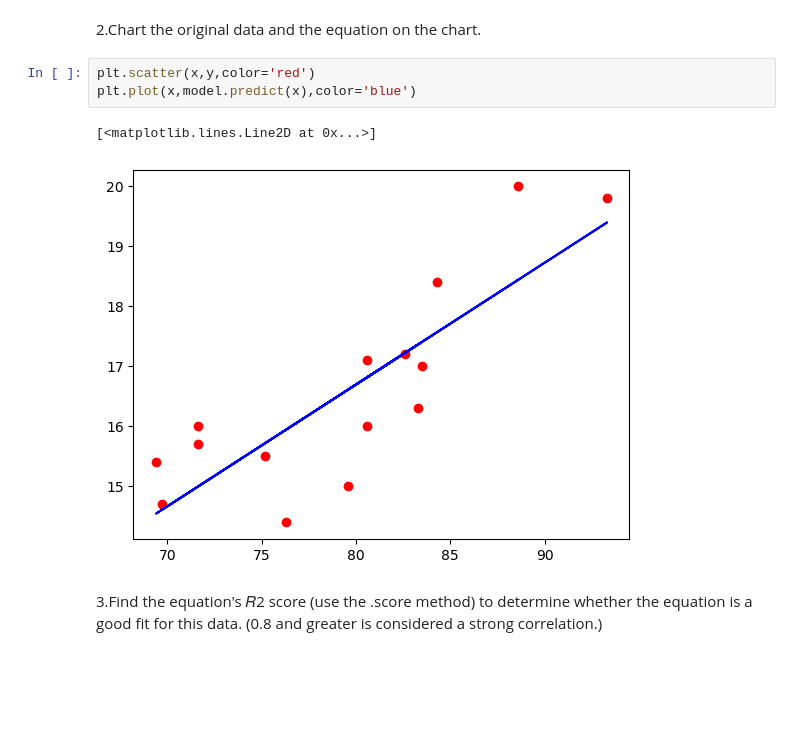
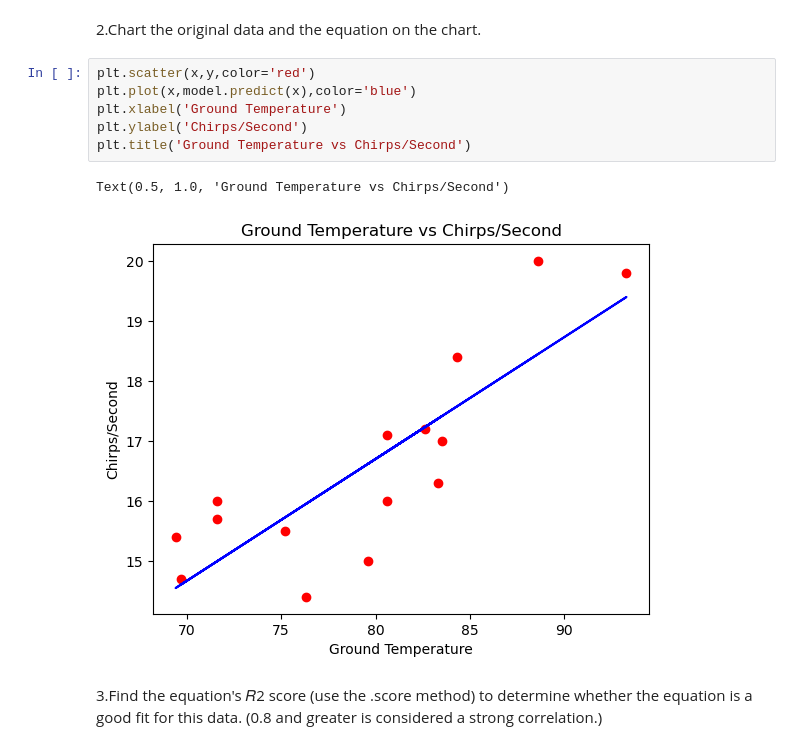
Before and after one commit to Rosan-akthar/GUVI-TASKS, a Jupyter notebook: Assignment5_6_7.ipynb, the cells around one changed output. Cells and saved outputs as stored; diff of their text form; blank space fills up the shorter version.

```diff
--- a/Assignment5_6_7.ipynb
+++ b/Assignment5_6_7.ipynb
@@ -51,9 +51,12 @@ Coefficient: 0.20299973140771357
 # %%
 plt.scatter(x,y,color='red')
 plt.plot(x,model.predict(x),color='blue')
+plt.xlabel('Ground Temperature')
+plt.ylabel('Chirps/Second')
+plt.title('Ground Temperature vs Chirps/Second')
 # %% [output]
-[<matplotlib.lines.Line2D at 0x...>]
+Text(0.5, 1.0, 'Ground Temperature vs Chirps/Second')
-[figure, old version]
+[figure, new version]
 # %% [markdown]
 3.Find the equation's  𝑅2
   score (use the .score method) to determine whether the equation is a good fit for this data. (0.8 and greater is considered a strong correlation.)
```
Also changed, not shown: 1 other file.
